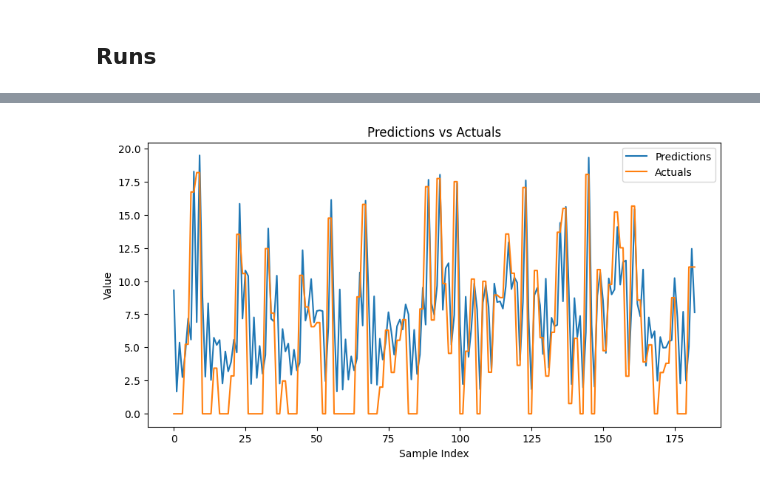
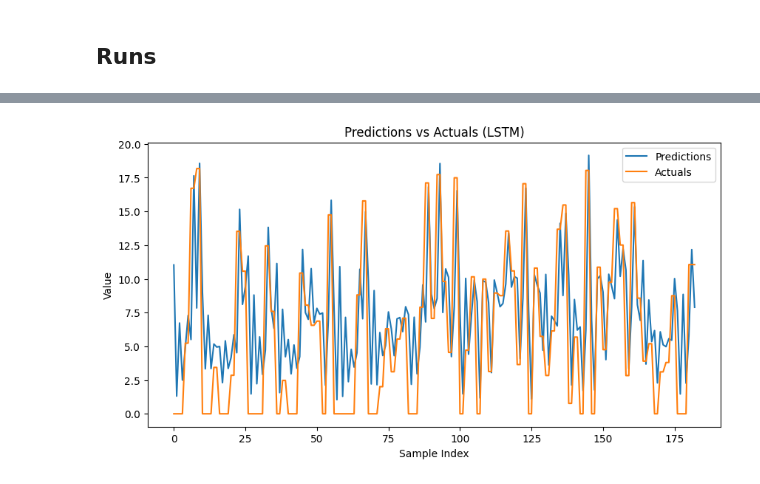
Before and after one commit to sebxGit/P10, a Jupyter notebook: baselines.ipynb, the cells around one changed output, grey strips where cells are left out. Drawn from its saved outputs; the diff is of its cells as text; code cells hidden in the pictures.

Commit message:
rdy for implementing ensemble learning

```diff
--- a/baselines.ipynb
+++ b/baselines.ipynb
@@ -138,9 +150,0 @@ class LSTM(L.LightningModule):
-# %%
-class CustomWriter(BasePredictionWriter):
-  def __init__(self, output_dir, write_interval):
-    super().__init__(write_interval)
-    self.output_dir = output_dir
-
-  def write_on_epoch_end(self, trainer, pl_module, predictions, batch_indices):
-    torch.save(predictions, os.path.join(self.output_dir, f"predictions_{trainer.global_rank}.pt"))
-    # torch.save(batch_indices, os.path.join(self.output_dir, f"batch_indices_{trainer.global_rank}.pt")) # for batch indices if needed
@@ -146,0 +168,11 @@ class CustomWriter(BasePredictionWriter):
+# %%
+class LSTM(torch.nn.Module):
+  def __init__(self, input_size, hidden_size, num_layers, dropout):
+    super().__init__()
+    self.lstm = nn.LSTM(input_size, hidden_size, num_layers, batch_first=True, dropout=dropout)
+    self.fc = nn.Linear(hidden_size, 1)
+
+  def forward(self, x):
+    out, _ = self.lstm(x)
+    out = self.fc(out[:, -1, :])  # Get the last time step
+    return out
@@ -147,13 +193,15 @@ class CustomWriter(BasePredictionWriter):
 # %%
 params = dict(
+  model_name = "LSTM",
   seq_len = 12,
   batch_size = 8,
   criterion = nn.MSELoss(),
-  max_epochs = 50,
+  optimizer = torch.optim.Adam,
+  max_epochs = 1000,
   n_features = 7,
   hidden_size = 100,
   num_layers = 1,
-  dropout = 1, # can be 0.2 if more output layers are present
+  dropout = 0, # can be 0.2 if more output layers are present
   learning_rate = 0.001,
   num_workers = 0, # only work in .py for me
   is_persistent = False, # only work in .py for me
@@ -493,0 +214,14 @@ HPU available: False, using: 0 HPUs
+# %%
+colmod = ColoradoDataModule(data_dir='ColoradoData_Boulder.csv', scaler=params['scaler'], seq_len=params['seq_len'], batch_size=params['batch_size'], num_workers=params['num_workers'], is_persistent=params['is_persistent'])
+
+
+# _model = MLP(num_features=params['seq_len'], seq_len=params['batch_size'], num_classes=1)
+# _model = GRU(input_size=1, hidden_size=params['hidden_size'], num_layers=params['num_layers'], criterion=params['criterion'], dropout=params['dropout'], learning_rate=params['learning_rate'])
+_model = LSTM(input_size=1, hidden_size=params['hidden_size'], num_layers=params['num_layers'], dropout=params['dropout'])
+model = LightningModel(model=_model, criterion=params['criterion'], optimizer=params['optimizer'], learning_rate=params['learning_rate'])
+pred_writer = CustomWriter(output_dir="Predictions", write_interval="epoch", model_name=params['model_name'])
+
+trainer = L.Trainer(max_epochs=params['max_epochs'], callbacks=[EarlyStopping(monitor="val_loss", mode="min"), pred_writer])
+trainer.fit(model, colmod)
+trainer.test(model, colmod)
+trainer.predict(model, colmod, return_predictions=False)
@@ -494,26 +246,26 @@ HPU available: False, using: 0 HPUs
 # %%
-predictions = torch.load('Models/predictions_0.pt')
+predictions = torch.load(f'Predictions/{params['model_name']}/predictions_1.pt')
 
 actuals = []
 for batch in colmod.predict_dataloader():
   x, y = batch
   actuals.extend(y.numpy())
 
 # Flatten the predictions and actuals
 predictions_flat = [item.item() for sublist in predictions for item in sublist]
 actuals_flat = [item for sublist in actuals for item in sublist]
 
 # Plotting
 plt.figure(figsize=(10, 5))
 plt.plot(predictions_flat, label='Predictions')
 plt.plot(actuals_flat, label='Actuals')
 plt.xlabel('Sample Index')
 plt.ylabel('Value')
-plt.title('Predictions vs Actuals')
+plt.title(f'Predictions vs Actuals ({params["model_name"]})')
 plt.legend()
 plt.show()
 # %% [output]
-[figure, old version]
+[figure, new version]
 # %%
 %reload_ext tensorboard
 %tensorboard --logdir=Models/lightning_logs/
```
Also changed, not shown: parts of 26 cells of this notebook, 3 other files.
